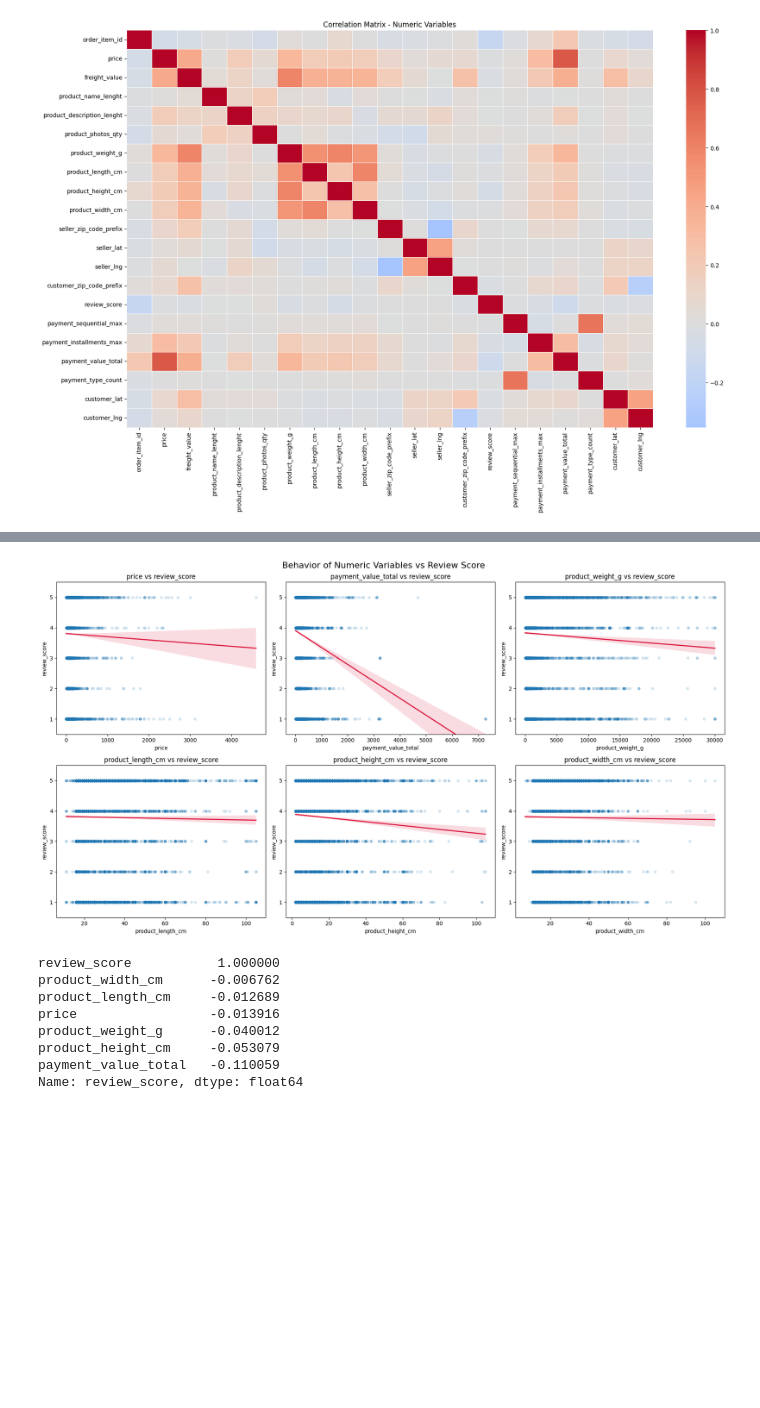
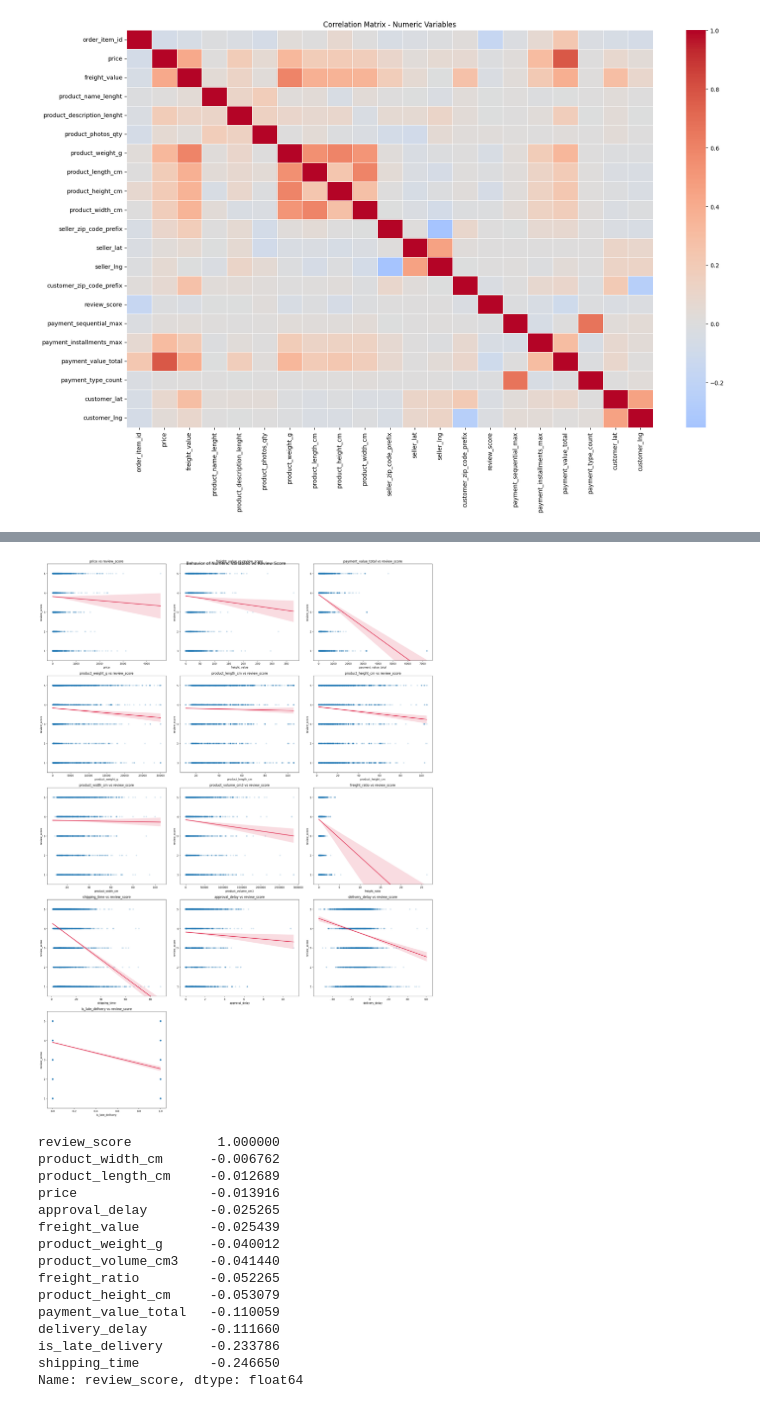
Before and after one commit to AndreyV0607/Reviews_Ecommerce, a Jupyter notebook: notebooks/eda_model01.ipynb, the cells around one changed output, grey strips where cells are left out. Drawn from its saved outputs; the diff is of its cells as text; code cells hidden in the pictures; blank space fills up the shorter version.

```diff
--- a/notebooks/eda_model01.ipynb
+++ b/notebooks/eda_model01.ipynb
@@ -176,42 +188,49 @@ numeric_columns = [
 plot_df = df_rn_features[numeric_columns + ['review_score']].dropna().copy()
 
 n_cols = 3
 n_rows = int(np.ceil(len(numeric_columns) / n_cols))
-fig, axes = plt.subplots(n_rows, n_cols, figsize=(18, 5 * n_rows))
+fig, axes = plt.subplots(n_rows, n_cols, figsize=(21, 6 * n_rows))
 axes = axes.flatten()
 
 for ax, column in zip(axes, numeric_columns):
     sns.regplot(
         data=plot_df,
         x=column,
         y='review_score',
         scatter_kws={'alpha': 0.15, 's': 20},
         line_kws={'color': 'crimson', 'linewidth': 2},
         ax=ax
     )
     ax.set_title(f'{column} vs review_score')
     ax.set_xlabel(column)
     ax.set_ylabel('review_score')
     ax.set_ylim(0.5, 5.5)
 
 for ax in axes[len(numeric_columns):]:
     ax.axis('off')
 
 plt.suptitle('Behavior of Numeric Variables vs Review Score', fontsize=16)
 plt.tight_layout()
 plt.show()
 
 review_correlations = plot_df.corr(numeric_only=True)['review_score'].sort_values(ascending=False)
 review_correlations
 # %% [output]
-[figure, old version]
+[figure, new version]
 review_score           1.000000
 product_width_cm      -0.006762
 product_length_cm     -0.012689
 price                 -0.013916
+approval_delay        -0.025265
+freight_value         -0.025439
 product_weight_g      -0.040012
+product_volume_cm3    -0.041440
+freight_ratio         -0.052265
 product_height_cm     -0.053079
 payment_value_total   -0.110059
+delivery_delay        -0.111660
+is_late_delivery      -0.233786
+shipping_time         -0.246650
 Name: review_score, dtype: float64
 # %%
 # Visualize time-based variables against review_score for the most frequent product categories.
```
Also changed, not shown: parts of 5 cells of this notebook, 8 other files.
